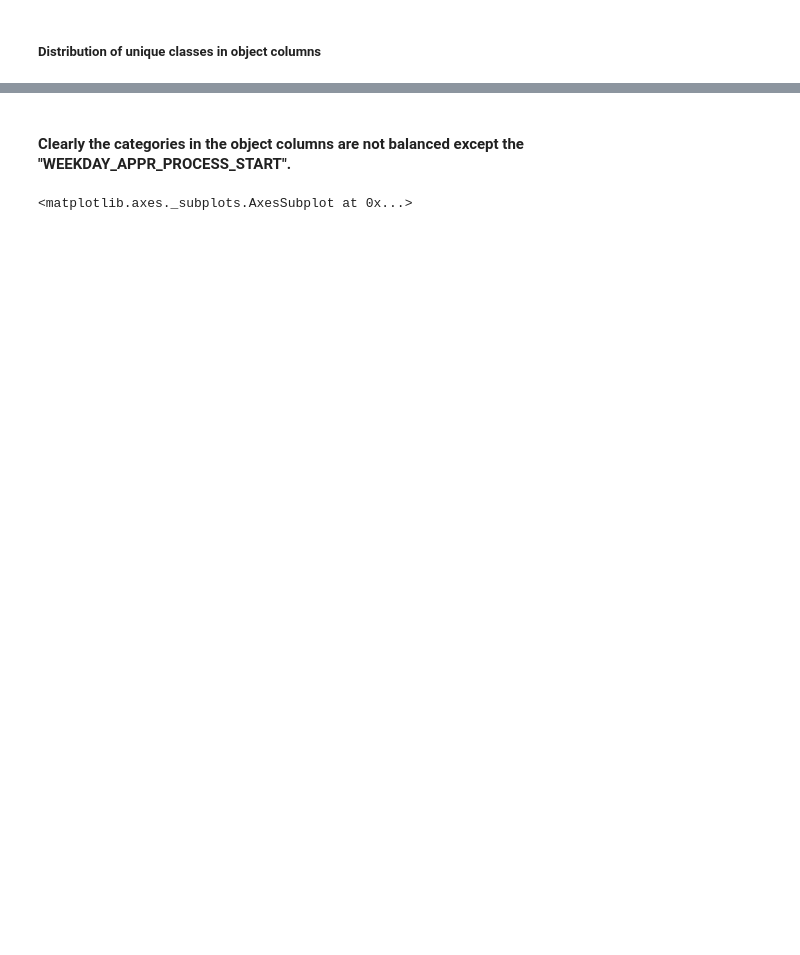
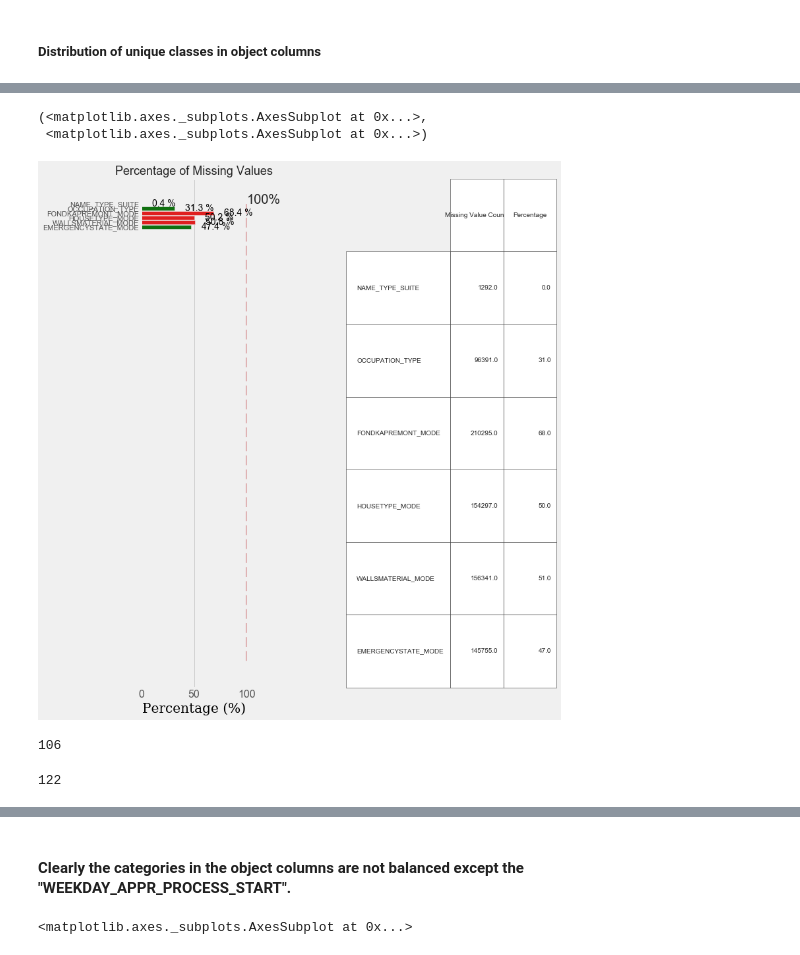
Before and after one commit to zahid1202/Credit_Default_Risk, a Jupyter notebook: CreditCardFraud.ipynb, the cells around one changed output, grey strips where cells are left out. Cells and saved outputs as stored; diff of their text form; code cells hidden in the pictures; blank space fills up the shorter version.

```diff
--- a/CreditCardFraud.ipynb
+++ b/CreditCardFraud.ipynb
@@ -225,0 +258,15 @@ Distribution of Category Variables:
+# %%
+missing_values(train.select_dtypes(include ="object"),figsize=(8,12))
+# %% [output]
+(<matplotlib.axes._subplots.AxesSubplot at 0x...>,
+ <matplotlib.axes._subplots.AxesSubplot at 0x...>)
+[figure, added]
+# %%
+num_cols = train.select_dtypes(exclude ="object").columns
+len(num_cols)
+# %% [output]
+106
+# %%
+len(num_cols)
+# %% [output]
+122
```
Also changed, not shown: parts of 33 cells of this notebook.
